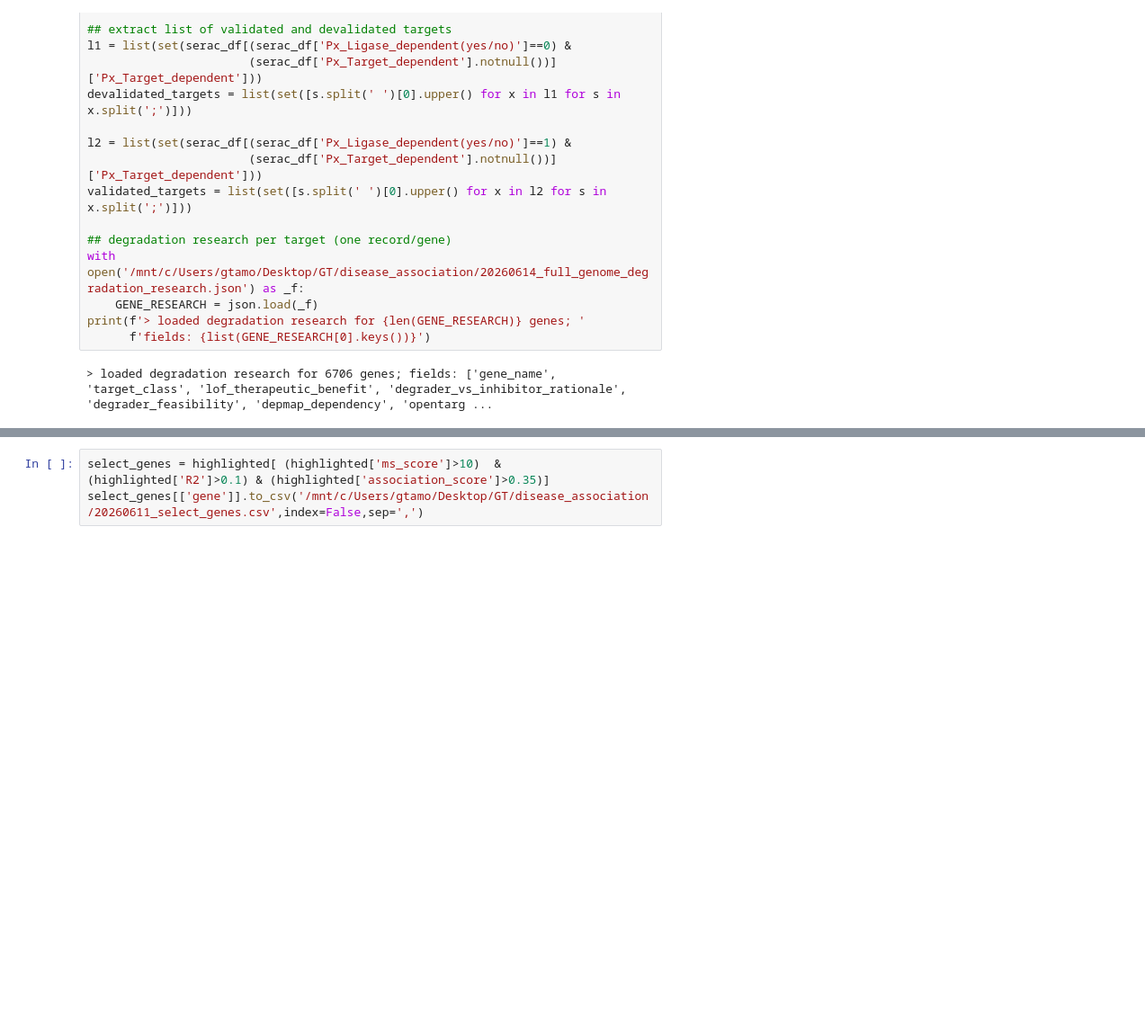
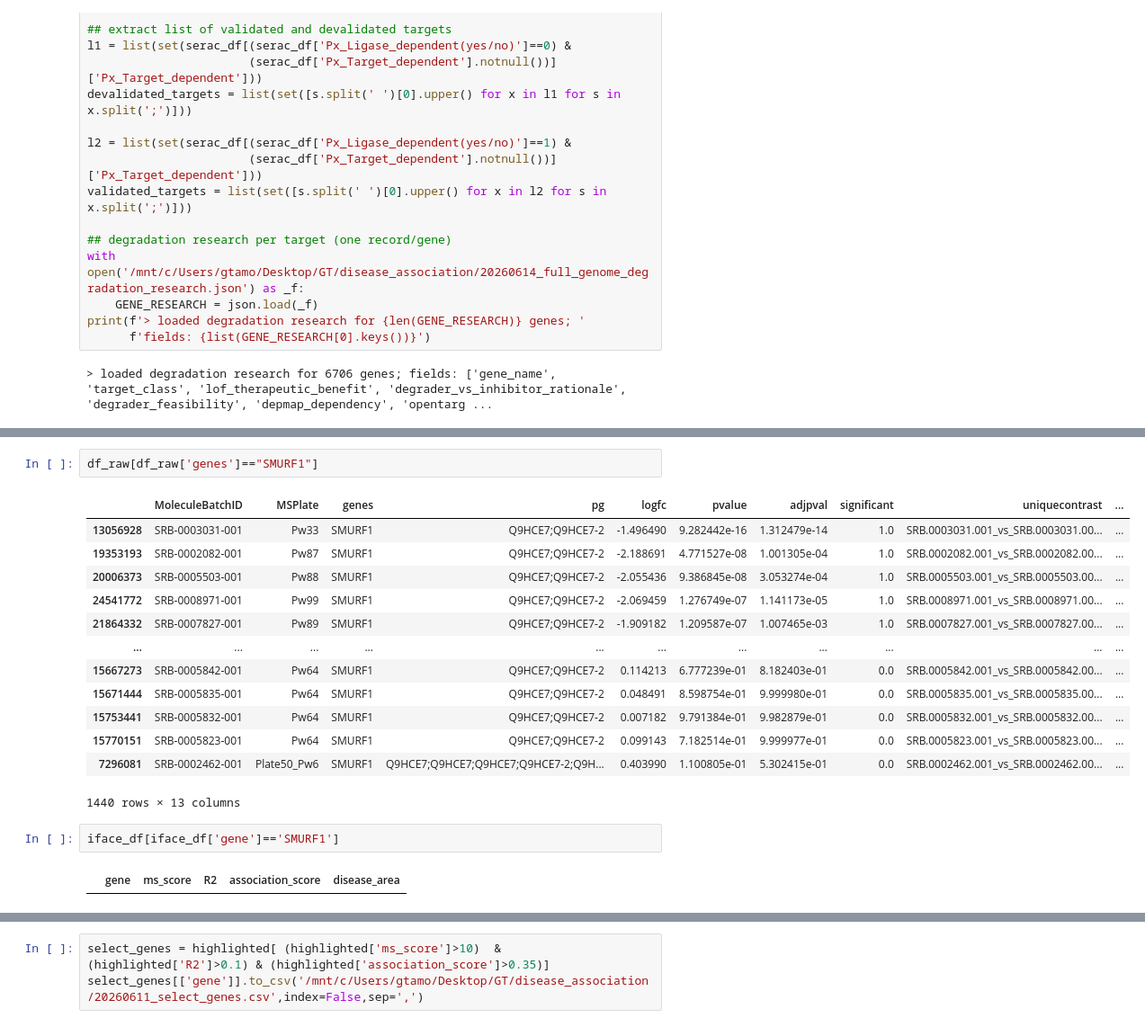
Before and after one commit to gtamo39/MS_ML, a Jupyter notebook: vignettes/MS_Interface.ipynb, the cells around one changed output, grey strips where cells are left out. Shown at 90% size. Cells and saved outputs as stored; diff of their text form; blank space fills up the shorter version.

```diff
--- a/vignettes/MS_Interface.ipynb
+++ b/vignettes/MS_Interface.ipynb
@@ -567,3 +599,23 @@ else:
+# %%
+df_raw[df_raw['genes']=="SMURF1"]
+# %% [output]
+|  | MoleculeBatchID | MSPlate | genes | pg | logfc | pvalue | adjpval | significant | uniquecontrast | ... |
+| 13056928 | SRB-0003031-001 | Pw33 | SMURF1 | Q9HCE7;Q9HCE7-2 | -1.496490 | 9.282442e-16 | 1.312479e-14 | 1.0 | SRB.0003031.001_vs_SRB.0003031.00... | ... |
+| 19353193 | SRB-0002082-001 | Pw87 | SMURF1 | Q9HCE7;Q9HCE7-2 | -2.188691 | 4.771527e-08 | 1.001305e-04 | 1.0 | SRB.0002082.001_vs_SRB.0002082.00... | ... |
+| 20006373 | SRB-0005503-001 | Pw88 | SMURF1 | Q9HCE7;Q9HCE7-2 | -2.055436 | 9.386845e-08 | 3.053274e-04 | 1.0 | SRB.0005503.001_vs_SRB.0005503.00... | ... |
+| 24541772 | SRB-0008971-001 | Pw99 | SMURF1 | Q9HCE7;Q9HCE7-2 | -2.069459 | 1.276749e-07 | 1.141173e-05 | 1.0 | SRB.0008971.001_vs_SRB.0008971.00... | ... |
+| 21864332 | SRB-0007827-001 | Pw89 | SMURF1 | Q9HCE7;Q9HCE7-2 | -1.909182 | 1.209587e-07 | 1.007465e-03 | 1.0 | SRB.0007827.001_vs_SRB.0007827.00... | ... |
+| ... | ... | ... | ... | ... | ... | ... | ... | ... | ... | ... |
+| 15667273 | SRB-0005842-001 | Pw64 | SMURF1 | Q9HCE7;Q9HCE7-2 | 0.114213 | 6.777239e-01 | 8.182403e-01 | 0.0 | SRB.0005842.001_vs_SRB.0005842.00... | ... |
+| 15671444 | SRB-0005835-001 | Pw64 | SMURF1 | Q9HCE7;Q9HCE7-2 | 0.048491 | 8.598754e-01 | 9.999980e-01 | 0.0 | SRB.0005835.001_vs_SRB.0005835.00... | ... |
+| 15753441 | SRB-0005832-001 | Pw64 | SMURF1 | Q9HCE7;Q9HCE7-2 | 0.007182 | 9.791384e-01 | 9.982879e-01 | 0.0 | SRB.0005832.001_vs_SRB.0005832.00... | ... |
+| 15770151 | SRB-0005823-001 | Pw64 | SMURF1 | Q9HCE7;Q9HCE7-2 | 0.099143 | 7.182514e-01 | 9.999977e-01 | 0.0 | SRB.0005823.001_vs_SRB.0005823.00... | ... |
+| 7296081 | SRB-0002462-001 | Plate50_Pw6 | SMURF1 | Q9HCE7;Q9HCE7;Q9HCE7;Q9HCE7-2;Q9H... | 0.403990 | 1.100805e-01 | 5.302415e-01 | 0.0 | SRB.0002462.001_vs_SRB.0002462.00... | ... |
+1440 rows × 13 columns
+# %%
+iface_df[iface_df['gene']=='SMURF1']
+# %% [output]
+|  | gene | ms_score | R2 | association_score | disease_area |
 # %%
 ## step 4 (render): the per-gene 3D interface for the WHOLE Px set.
 ## Inputs (iface_df / compounds_df / meas / plate2date) come from the "save or load interface
```
Also changed, not shown: parts of 15 cells of this notebook, 5 other files.
